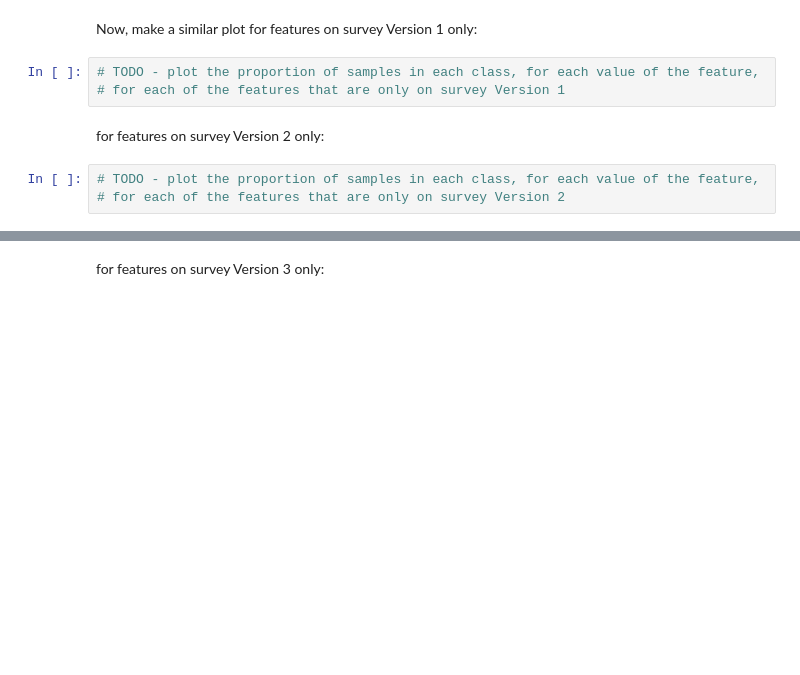
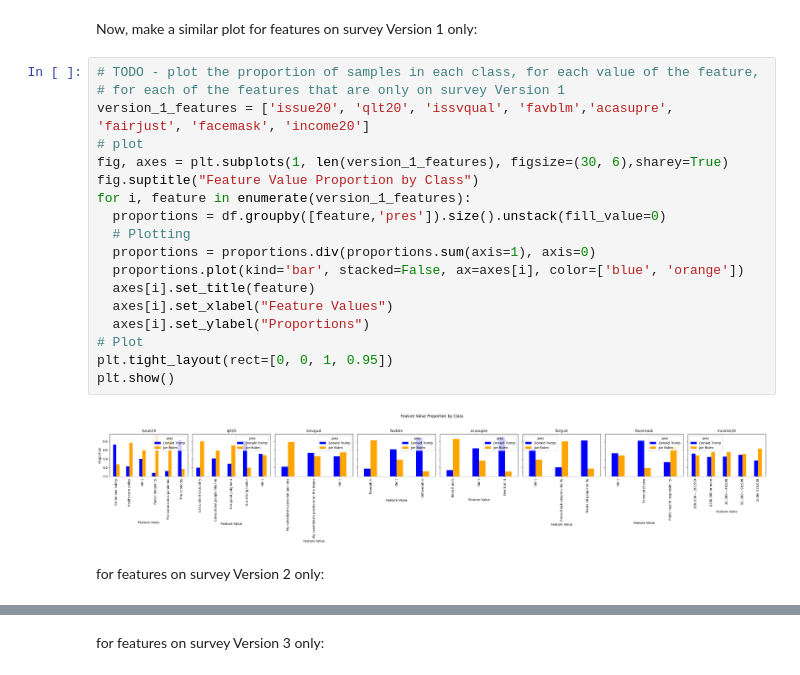
Before and after one commit to muralipeddi/Crop-Prediction-using-Machine-Learning, a Jupyter notebook: notebooks/6-knn-voter-classification-2020-hw.ipynb, the cells around one changed output, grey strips where cells are left out. Saved outputs shown, nothing was run; the diff lists cells and outputs as text; blank space fills up the shorter version.

```diff
--- a/notebooks/6-knn-voter-classification-2020-hw.ipynb
+++ b/notebooks/6-knn-voter-classification-2020-hw.ipynb
@@ -1267,11 +1243,25 @@ If you use AI to generate plotting code for this assignment, you must add a text
 **TODO**: Comment on the results. Among the features that are available on all survey versions, which seem most useful for the prediction task? Which seem least useful to the prediction task? Explain how the plots you created support your conclusions.
 # %% [markdown]
 Now, make a similar plot for features on survey Version 1 only:
-# %%
-# TODO - plot the proportion of samples in each class, for each value of the feature,
-# for each of the features that are only on survey Version 1
+# %%
+# TODO - plot the proportion of samples in each class, for each value of the feature,
+# for each of the features that are only on survey Version 1
+version_1_features = ['issue20', 'qlt20', 'issvqual', 'favblm','acasupre', 'fairjust', 'facemask', 'income20']
+# plot
+fig, axes = plt.subplots(1, len(version_1_features), figsize=(30, 6),sharey=True)
+fig.suptitle("Feature Value Proportion by Class")
+for i, feature in enumerate(version_1_features):
+  proportions = df.groupby([feature,'pres']).size().unstack(fill_value=0)
+  # Plotting
+  proportions = proportions.div(proportions.sum(axis=1), axis=0)
+  proportions.plot(kind='bar', stacked=False, ax=axes[i], color=['blue', 'orange'])
+  axes[i].set_title(feature)
+  axes[i].set_xlabel("Feature Values")
+  axes[i].set_ylabel("Proportions")
+# Plot
+plt.tight_layout(rect=[0, 0, 1, 0.95])
+plt.show()
+# %% [output]
+[figure, added]
 # %% [markdown]
 for features on survey Version 2 only:
-# %%
-# TODO - plot the proportion of samples in each class, for each value of the feature,
-# for each of the features that are only on survey Version 2
```
Also changed, not shown: parts of 15 cells of this notebook.
